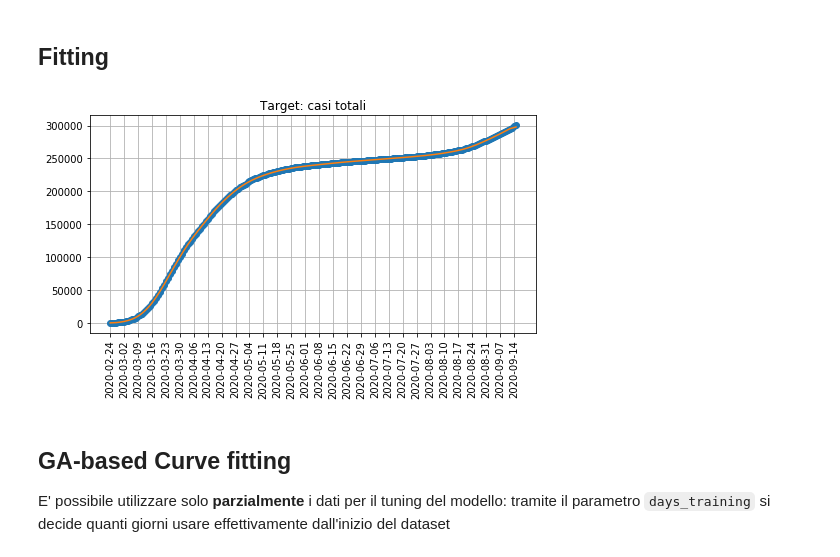
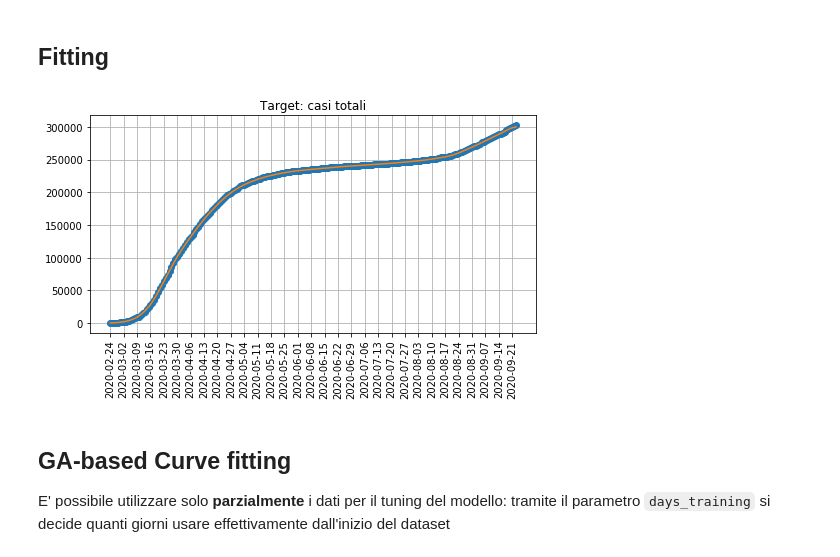
Before and after one commit to taracchi/covid, a Jupyter notebook: proiezione_nuovi_contagi_FCF_v3_secondwave.ipynb, the cells around one changed output. Cells and saved outputs as stored; diff of their text form; code cells hidden in the pictures.

```diff
--- a/proiezione_nuovi_contagi_FCF_v3_secondwave.ipynb
+++ b/proiezione_nuovi_contagi_FCF_v3_secondwave.ipynb
@@ -111,18 +114,18 @@ plt.plot(day_counter,y_pred)
 # %%
 #target_data=trend['totale_casi']['Italia']
 target_data=np.cumsum(trend['nuovi_positivi']['Italia'])
-target_data=np.cumsum(norm_np_it)
+#target_data=np.cumsum(norm_np_it)
 target_data_filtered=moving_function_rev1(target_data,np.mean,3,3)
 
 fig,ax=plt.subplots(1,1,figsize=(8,4))
 ax.plot(day_counter,target_data,'o')
 ax.plot(day_counter,target_data_filtered,'-')
 ax.set_xticks(list(range(0,len(target_data),7)))
 ax.set_title('Target: casi totali')
 ax.set_xticklabels(str_giorni[list(range(0,len(target_data),7))],rotation=90)
 ax.grid()
 # %% [output]
-[figure, old version]
+[figure, new version]
 # %% [markdown]
 ## GA-based Curve fitting
 
```
Also changed, not shown: parts of 9 cells of this notebook, 6 other files.
